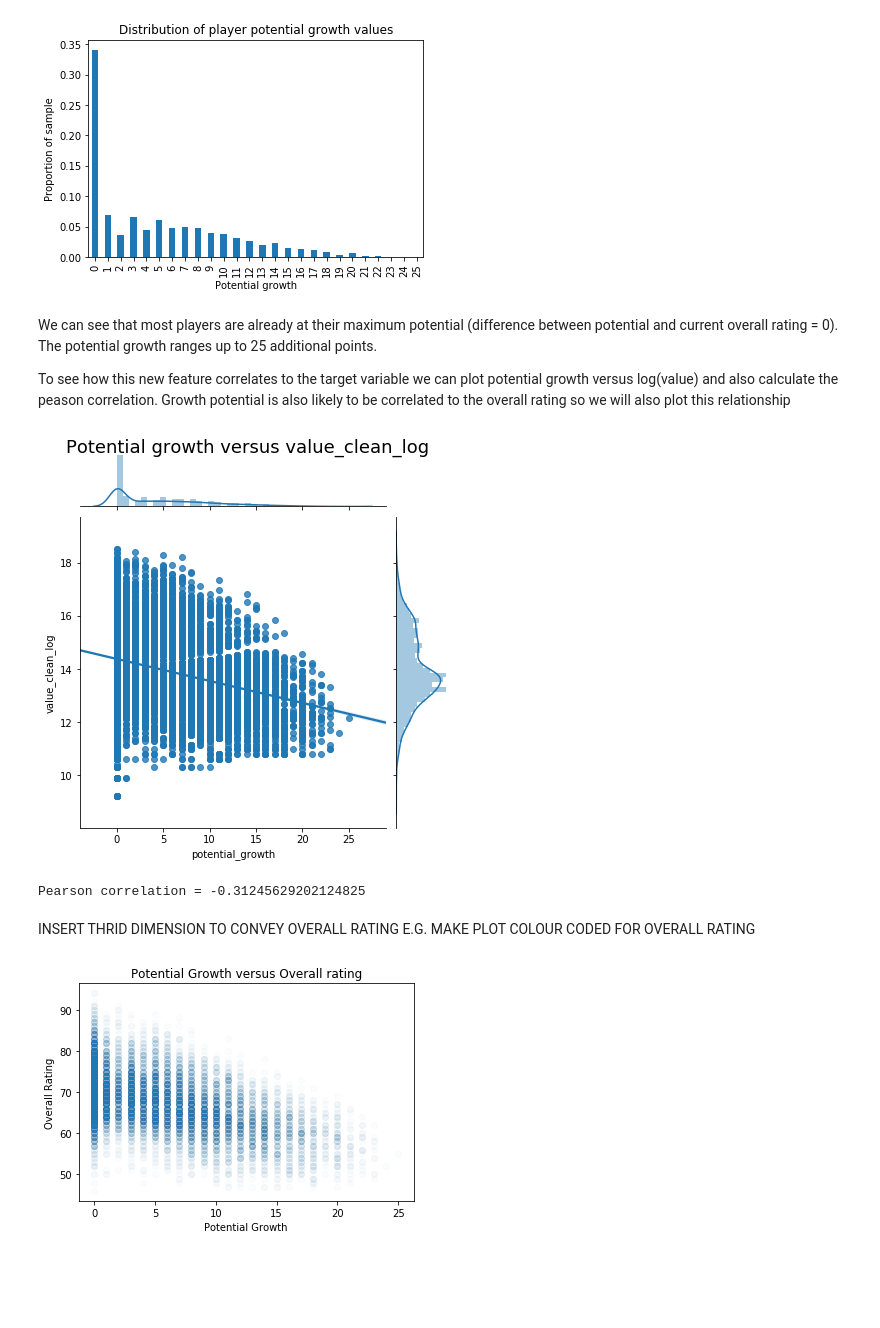
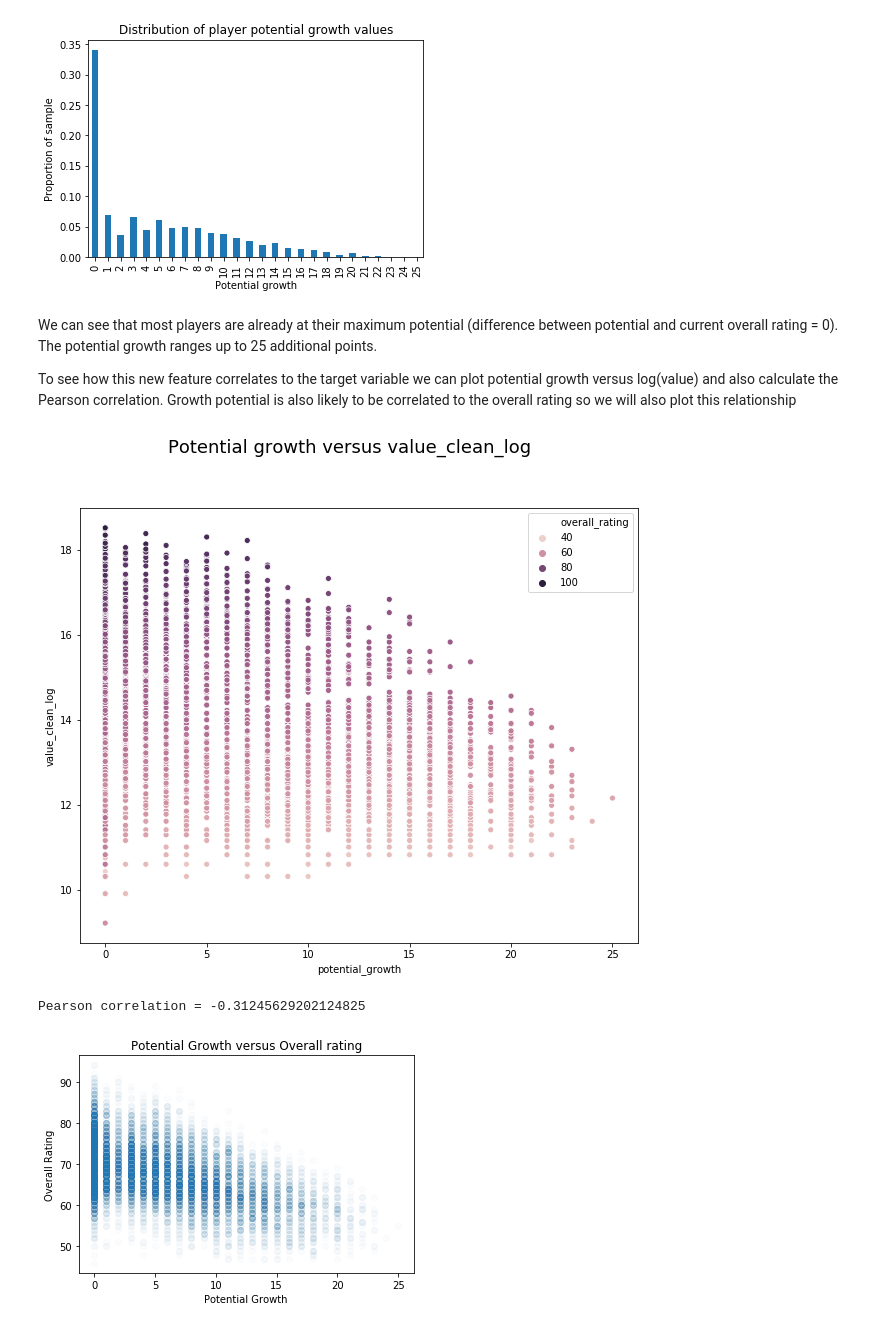
Before and after one commit to julian-west/sofifa-analysis, a Jupyter notebook: predicting player value.ipynb, the cells around one changed output. Drawn from its saved outputs; the diff is of its cells as text; code cells hidden in the pictures; blank space fills up the shorter version.

```diff
--- a/predicting player value.ipynb
+++ b/predicting player value.ipynb
@@ -395,18 +395,17 @@ plt.show()
 # %% [markdown]
 We can see that most players are already at their maximum potential (difference between potential and current overall rating = 0). The potential growth ranges up to 25 additional points.
 
-To see how this new feature correlates to the target variable we can plot potential growth versus log(value) and also calculate the peason correlation. Growth potential is also likely to be correlated to the overall rating so we will also plot this relationship
+To see how this new feature correlates to the target variable we can plot potential growth versus log(value) and also calculate the Pearson correlation. Growth potential is also likely to be correlated to the overall rating so we will also plot this relationship
 # %%
-sns.jointplot(x='potential_growth',y='value_clean_log',data=df,kind='reg')
+plt.figure(figsize=(10,8))
+sns.scatterplot(x='potential_growth',y='value_clean_log',data=df,hue='overall_rating')
 plt.suptitle("Potential growth versus value_clean_log",fontsize=18,y=1)
 plt.show()
 
 print(f"Pearson correlation = {pearsonr(df['value_clean_log'],df['potential_growth'])[0]}")
 # %% [output]
-[figure, old version]
+[figure, new version]
 Pearson correlation = -0.31245629202124825
-# %% [markdown]
-INSERT THRID DIMENSION TO CONVEY OVERALL RATING E.G. MAKE PLOT COLOUR CODED FOR OVERALL RATING
 # %%
 plt.scatter(x=df['potential_growth'],y=df['overall_rating'],alpha=0.02)
 plt.title("Potential Growth versus Overall rating")
```
Also changed, not shown: parts of 37 cells of this notebook, 1 other file.
